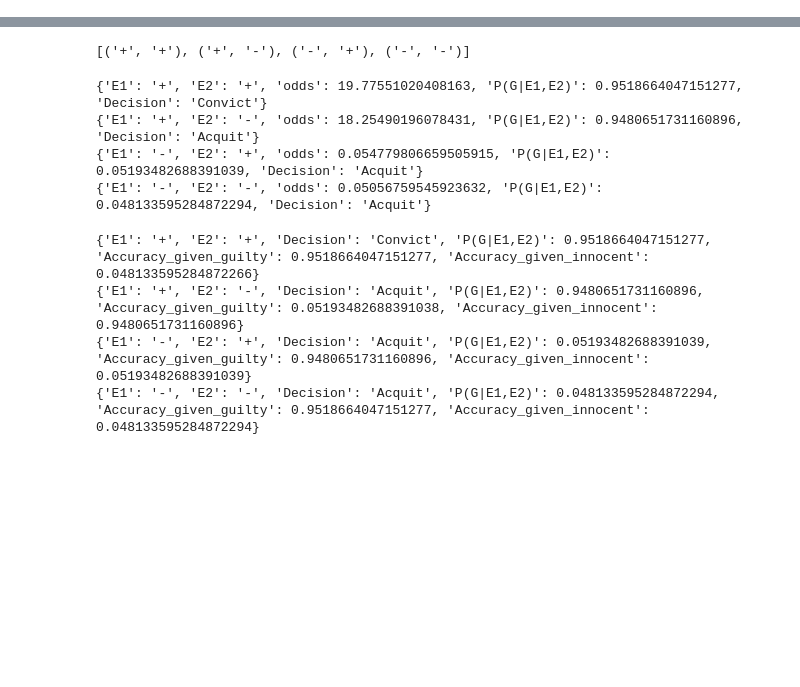
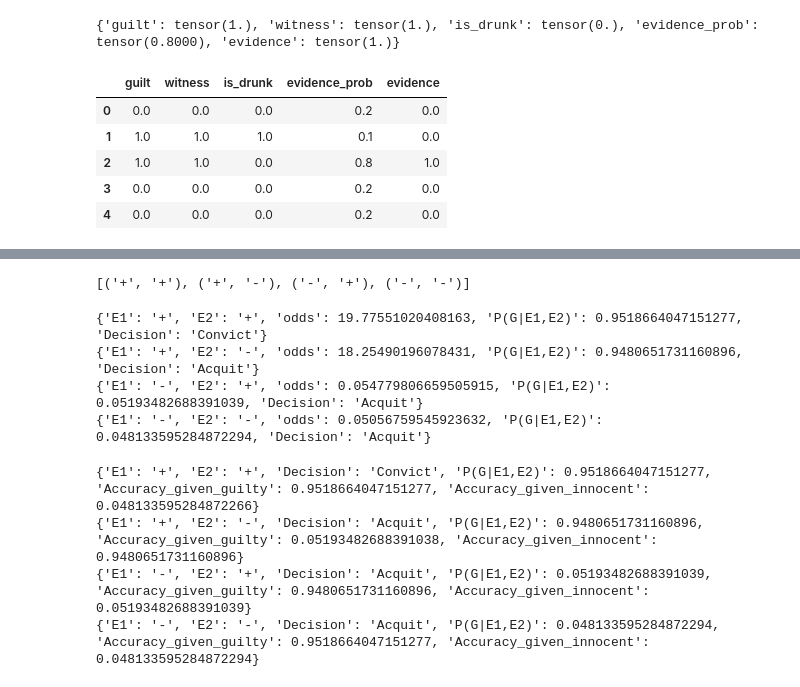
Before and after one commit to rfl-urbaniak/MRbook, a Jupyter notebook: docs/gaps/expected_value_of_information.ipynb, the cells around one changed output, grey strips where cells are left out. Saved outputs shown, nothing was run; the diff lists cells and outputs as text; code cells hidden in the pictures; blank space fills up the shorter version.

```diff
--- a/docs/gaps/expected_value_of_information.ipynb
+++ b/docs/gaps/expected_value_of_information.ipynb
@@ -3,0 +8,47 @@ import itertools
+# %%
+def drunk_evidence(p_prior = .5,
+                    p_drunk = .5,
+                    witness_if_guilty = .95,
+                    witness_if_innocent = .05,
+                    drunk_e_if_guilty = .1,
+                    drunk_e_if_innocent = .6,
+                    sober_e_if_guilty = .8,
+                    sober_e_if_innocent = .2):
+
+    guilt = pyro.sample("guilt", pyro.distributions.Bernoulli(p_prior))
+
+    p_witness = (witness_if_guilty * guilt +
+                 witness_if_innocent * (1 - guilt))
+    witness = pyro.sample("witness", pyro.distributions.Bernoulli(p_witness))
+
+    is_drunk = pyro.sample("is_drunk", pyro.distributions.Bernoulli(p_drunk))
+
+    # define arithmetically
+    evidence_prob = (drunk_e_if_guilty * guilt * is_drunk +
+                     drunk_e_if_innocent * (1 - guilt) * is_drunk +
+                        sober_e_if_guilty * guilt * (1 - is_drunk) +
+                        sober_e_if_innocent * (1 - guilt) * (1 - is_drunk))
+
+    evidence = pyro.sample("evidence", pyro.distributions.Bernoulli(evidence_prob))
+
+    return {"guilt": guilt, "witness": witness, "is_drunk": is_drunk,
+             "evidence_prob": evidence_prob, "evidence": evidence}
+
+result = drunk_evidence()
+print(result)
+# %% [output]
+{'guilt': tensor(1.), 'witness': tensor(1.), 'is_drunk': tensor(0.), 'evidence_prob': tensor(0.8000), 'evidence': tensor(1.)}
+# %%
+with pyro.plate("data_plate", 2e6):
+    result = drunk_evidence()
+
+result_dict = {k: v.numpy() for k, v in result.items()}
+df = pd.DataFrame(result_dict)
+display(df.head())
+# %% [output]
+|  | guilt | witness | is_drunk | evidence_prob | evidence |
+| 0 | 0.0 | 0.0 | 0.0 | 0.2 | 0.0 |
+| 1 | 1.0 | 1.0 | 1.0 | 0.1 | 0.0 |
+| 2 | 1.0 | 1.0 | 0.0 | 0.8 | 1.0 |
+| 3 | 0.0 | 0.0 | 0.0 | 0.2 | 0.0 |
+| 4 | 0.0 | 0.0 | 0.0 | 0.2 | 0.0 |
```
Also changed, not shown: parts of 7 cells of this notebook.
